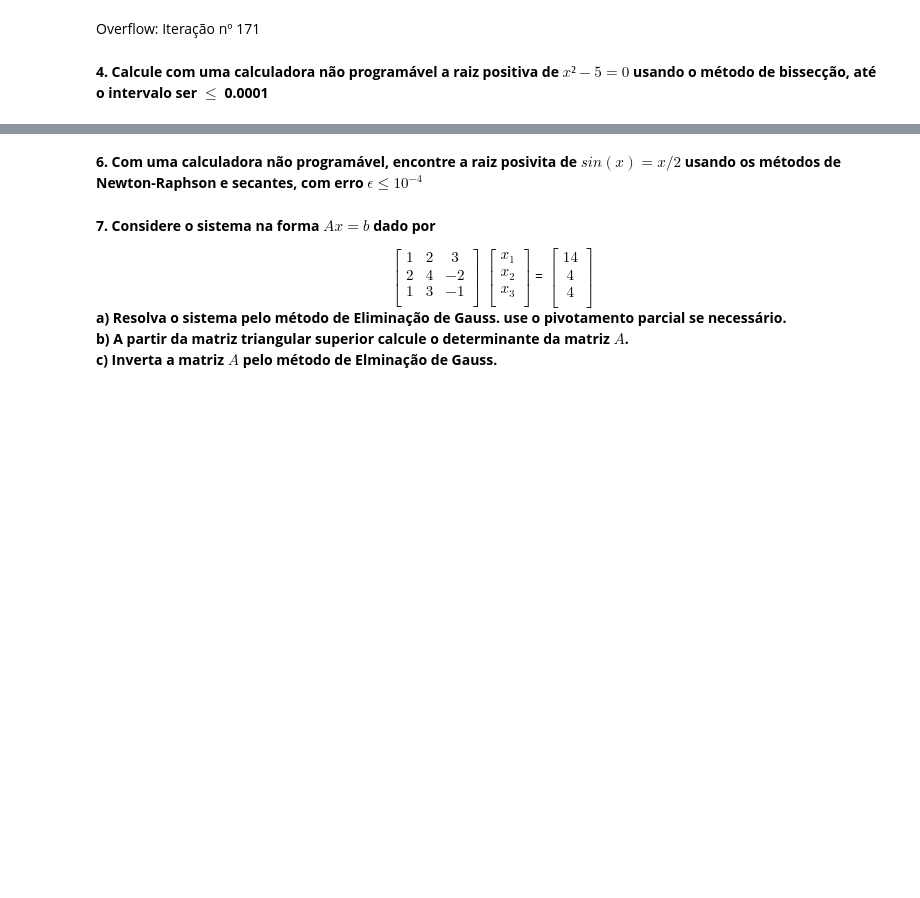
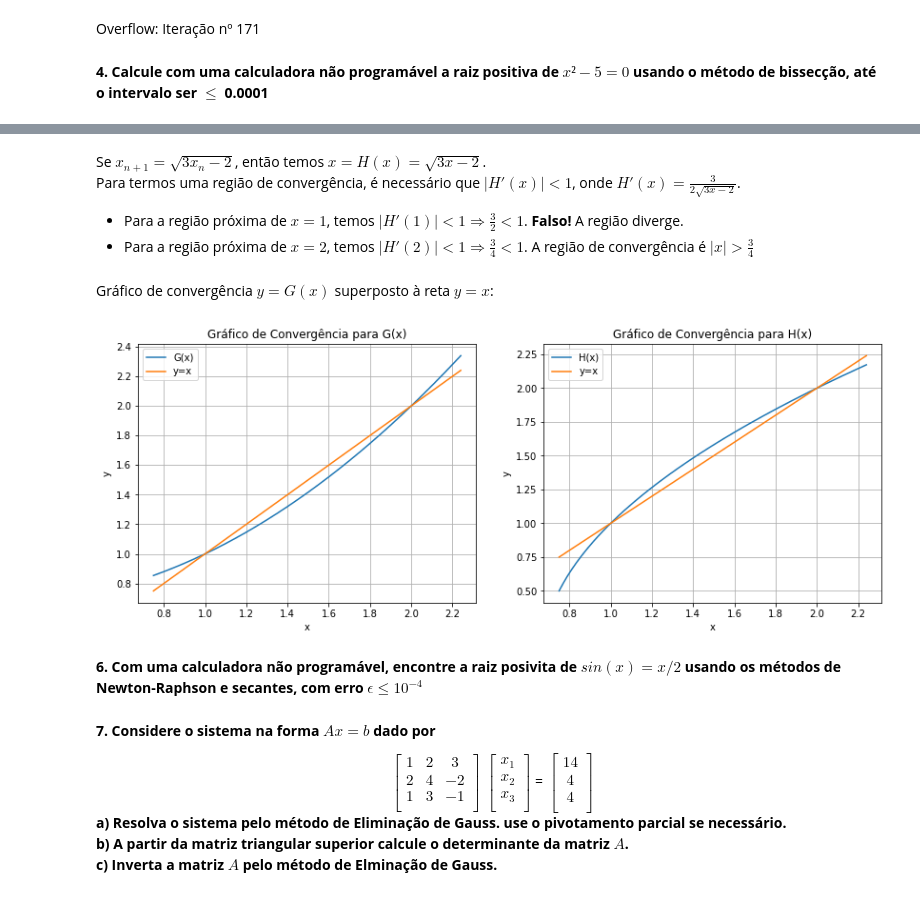
Before and after one commit to leonardovaladao/MAP214, a Jupyter notebook: Exercise Lists/Lista 1.ipynb, the cells around one changed output, grey strips where cells are left out. Cells and saved outputs as stored; diff of their text form; code cells hidden in the pictures; blank space fills up the shorter version.

```diff
--- a/Exercise Lists/Lista 1.ipynb
+++ b/Exercise Lists/Lista 1.ipynb
@@ -117 +174,46 @@ Overflow: Iteração nº 171
+# %% [markdown]
+Se $x_{n+1} = \sqrt{3 x_n - 2}$, então temos $x = H(x) = \sqrt{3x - 2}$. <br>
+Para termos uma região de convergência, é necessário que $|H'(x)| < 1$, onde $H'(x) = \frac{3}{2 \sqrt{3x-2}}$. <br>
+ - Para a região próxima de $x=1$, temos $|H'(1)|<1 \Rightarrow \frac{3}{2}<1$. **Falso!** A região diverge.
+ - Para a região próxima de $x=2$, temos $|H'(2)|<1 \Rightarrow \frac{3}{4}<1$. A região de convergência é $|x|>\frac{3}{4}$
+# %% [markdown]
+Gráfico de convergência $y = G(x)$ superposto à reta $y=x$:
+# %%
+def g_1(x):
+    return (x**2+2)/3
+
+def g_2(x):
+    return np.sqrt(3*x-2)
+
+
+x = np.arange(0.75,2.25, step=0.01)
+l = np.arange(0.75,2.25, step=0.01)
+y_1 = [g_1(i) for i in x]
+y_2 = [g_2(i) for i in x]
+
+import matplotlib.pyplot as plt
+
+f = plt.figure(figsize=(14,5))
+
+plt.subplot(121)
+plt.plot(x,y_1, label='G(x)')
+plt.plot(x,l, label='y=x')
+plt.grid()
+plt.legend()
+plt.title('Gráfico de Convergência para G(x)')
+plt.xlabel('x')
+plt.ylabel('y')
+
+plt.subplot(122)
+plt.plot(x,y_2, label='H(x)')
+plt.plot(x,l, label='y=x')
+plt.grid()
+plt.legend()
+plt.title('Gráfico de Convergência para H(x)')
+plt.xlabel('x')
+plt.ylabel('y')
+
+plt.show()
+# %% [output]
+[figure, added]
 # %% [markdown]
```
Also changed, not shown: parts of 12 cells of this notebook.
